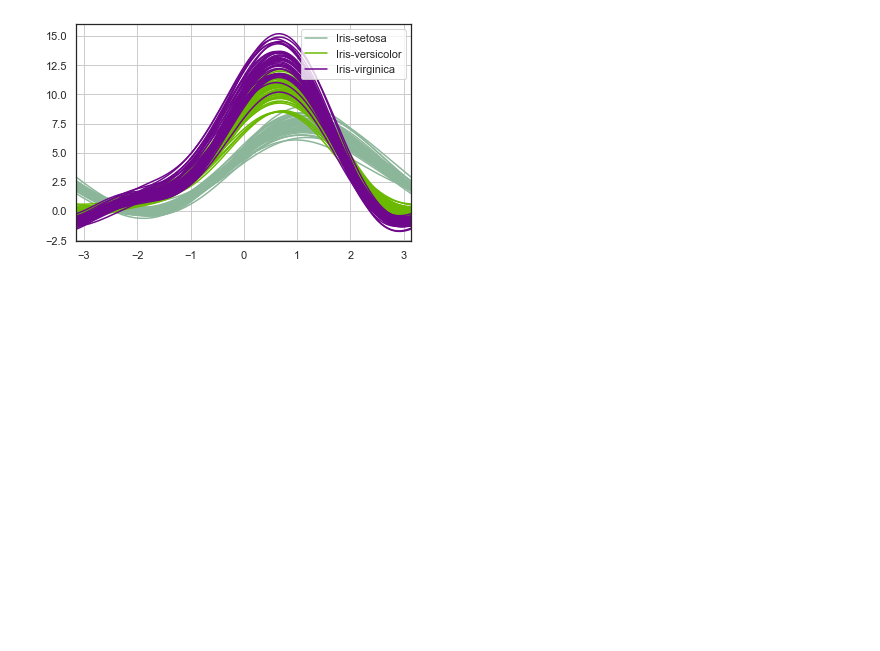
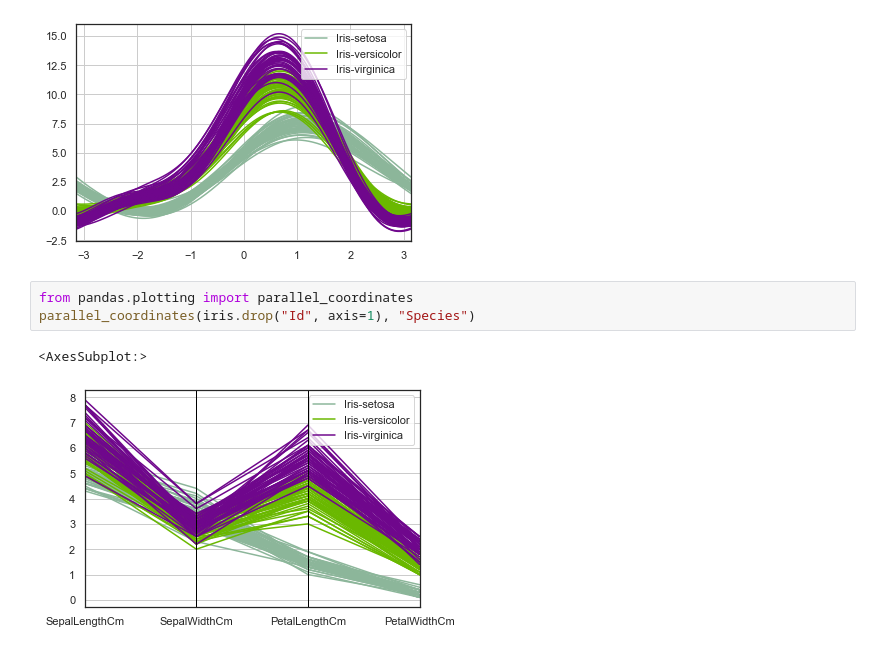
Before and after one commit to pradhan-asish/Python-Matplot_-_Visualization, a Jupyter notebook: Data-Visualisation/Data_Visualisation_2.ipynb, the cells around one changed output. Cells and saved outputs as stored; diff of their text form; blank space fills up the shorter version.

Commit message:
Parallel plot plotted

```diff
--- a/Data-Visualisation/Data_Visualisation_2.ipynb
+++ b/Data-Visualisation/Data_Visualisation_2.ipynb
@@ -89,3 +89,9 @@ andrews_curves(iris.drop("Id", axis=1), "Species")
 # %% [output]
 <AxesSubplot:>
 [figure]
+# %%
+from pandas.plotting import parallel_coordinates
+parallel_coordinates(iris.drop("Id", axis=1), "Species")
+# %% [output]
+<AxesSubplot:>
+[figure, added]
```
